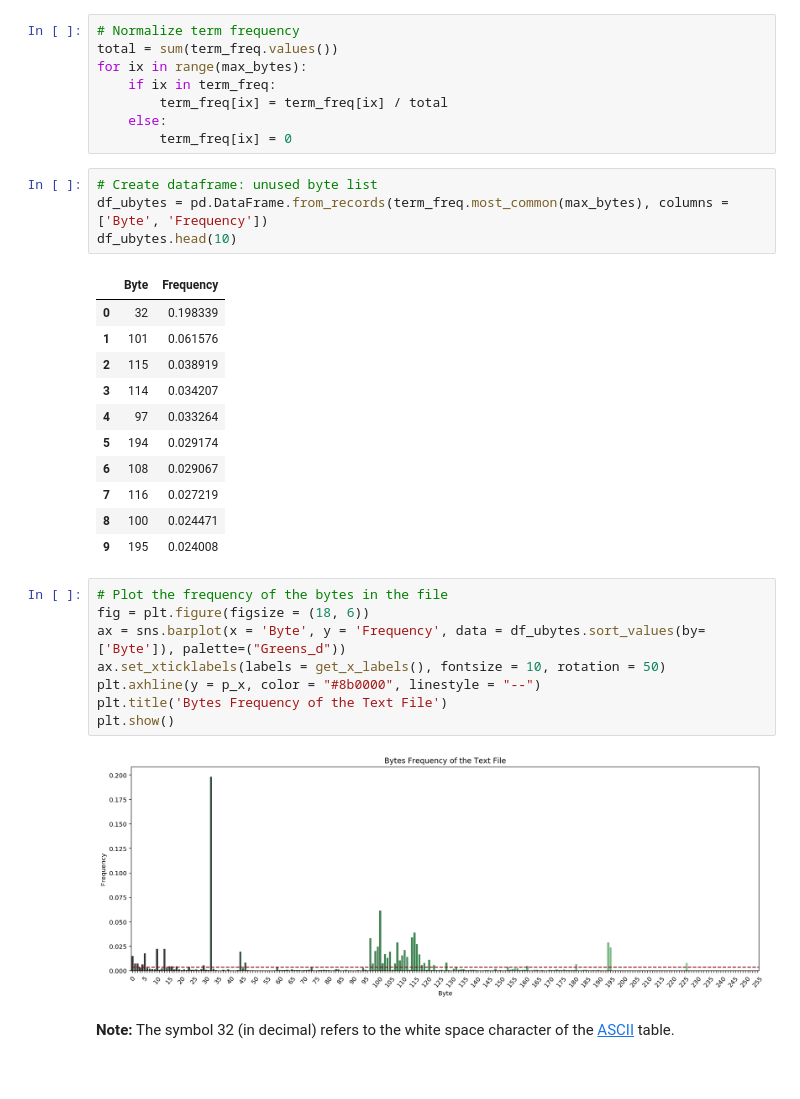
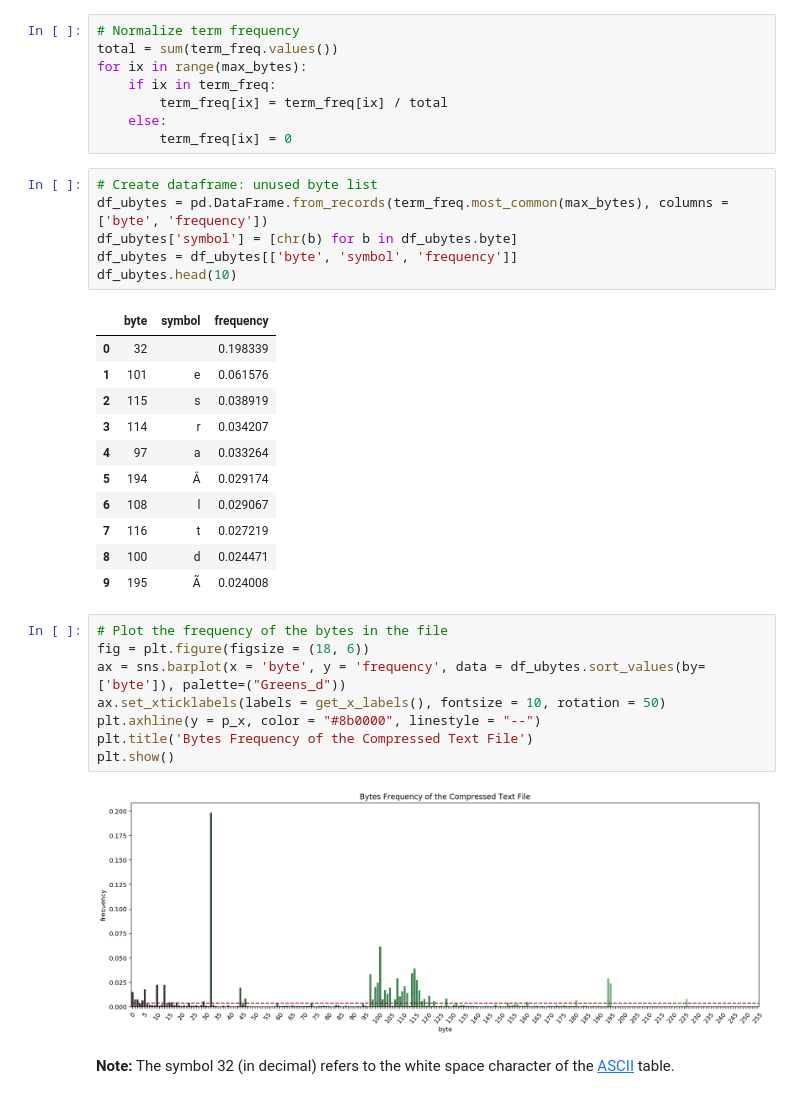
Before and after one commit to ansegura7/DataCompression, a Jupyter notebook: code/TextCompression.ipynb, the cells around one changed output. Cells and saved outputs as stored; diff of their text form.

Commit message:
Update Text Compression
It was modified the used bytes dataframe to show more info.

```diff
--- a/code/TextCompression.ipynb
+++ b/code/TextCompression.ipynb
@@ -285,30 +287,32 @@ for ix in range(max_bytes):
         term_freq[ix] = 0
 # %%
 # Create dataframe: unused byte list
-df_ubytes = pd.DataFrame.from_records(term_freq.most_common(max_bytes), columns = ['Byte', 'Frequency'])
+df_ubytes = pd.DataFrame.from_records(term_freq.most_common(max_bytes), columns = ['byte', 'frequency'])
+df_ubytes['symbol'] = [chr(b) for b in df_ubytes.byte]
+df_ubytes = df_ubytes[['byte', 'symbol', 'frequency']]
 df_ubytes.head(10)
 # %% [output]
-|  | Byte | Frequency |
-| 0 | 32 | 0.198339 |
-| 1 | 101 | 0.061576 |
-| 2 | 115 | 0.038919 |
-| 3 | 114 | 0.034207 |
-| 4 | 97 | 0.033264 |
-| 5 | 194 | 0.029174 |
-| 6 | 108 | 0.029067 |
-| 7 | 116 | 0.027219 |
-| 8 | 100 | 0.024471 |
-| 9 | 195 | 0.024008 |
+|  | byte | symbol | frequency |
+| 0 | 32 |  | 0.198339 |
+| 1 | 101 | e | 0.061576 |
+| 2 | 115 | s | 0.038919 |
+| 3 | 114 | r | 0.034207 |
+| 4 | 97 | a | 0.033264 |
+| 5 | 194 | Â | 0.029174 |
+| 6 | 108 | l | 0.029067 |
+| 7 | 116 | t | 0.027219 |
+| 8 | 100 | d | 0.024471 |
+| 9 | 195 | Ã | 0.024008 |
 # %%
 # Plot the frequency of the bytes in the file
 fig = plt.figure(figsize = (18, 6))
-ax = sns.barplot(x = 'Byte', y = 'Frequency', data = df_ubytes.sort_values(by=['Byte']), palette=("Greens_d"))
+ax = sns.barplot(x = 'byte', y = 'frequency', data = df_ubytes.sort_values(by=['byte']), palette=("Greens_d"))
 ax.set_xticklabels(labels = get_x_labels(), fontsize = 10, rotation = 50)
 plt.axhline(y = p_x, color = "#8b0000", linestyle = "--")
-plt.title('Bytes Frequency of the Text File')
+plt.title('Bytes Frequency of the Compressed Text File')
 plt.show()
 # %% [output]
-[figure, old version]
+[figure, new version]
 # %% [markdown]
 **Note:** The symbol 32 (in decimal) refers to the white space character of the <a href="http://www.asciitable.com/" target="_blank">ASCII</a> table.
 # %% [markdown]
```
Also changed, not shown: parts of 5 cells of this notebook, 1 other file.
